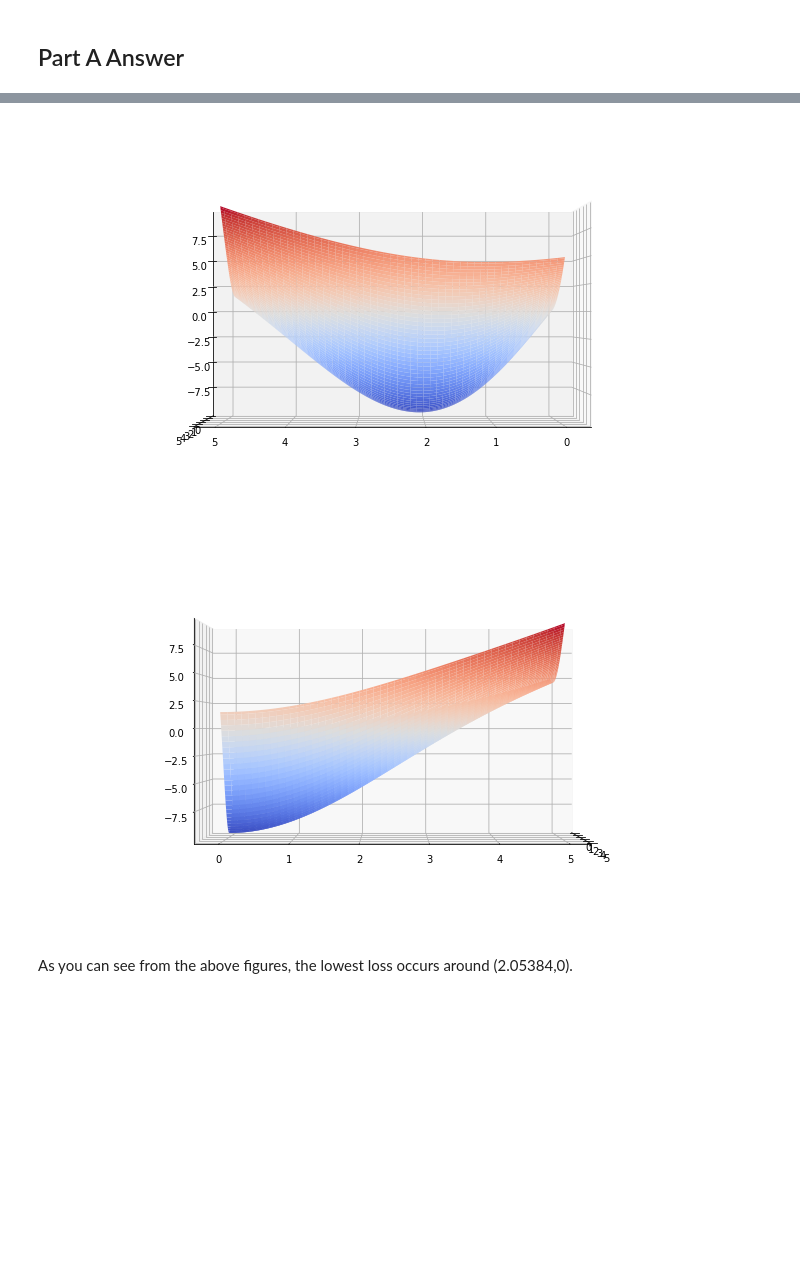
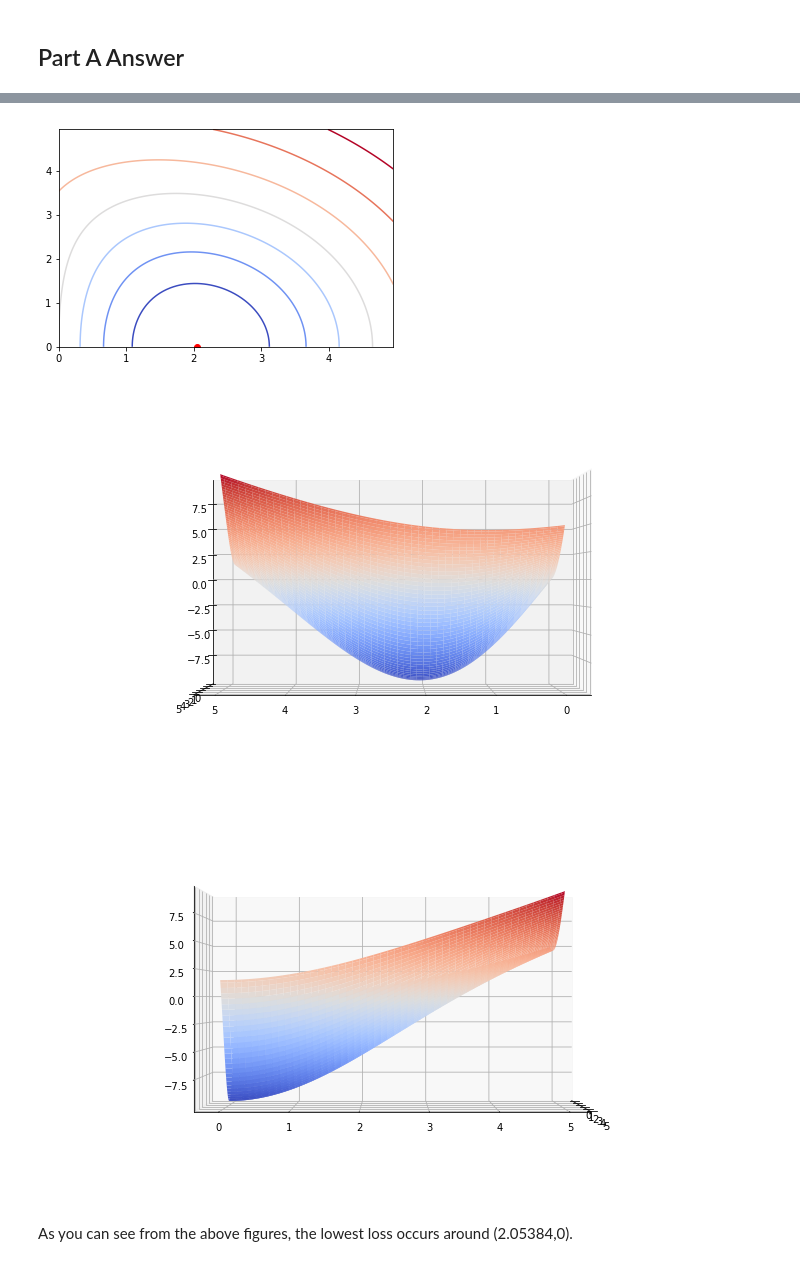
Before and after one commit to namwkim/2017, a Jupyter notebook: homework/AM207_HW3.ipynb, the cells around one changed output, grey strips where cells are left out. Drawn from its saved outputs; the diff is of its cells as text; code cells hidden in the pictures; blank space fills up the shorter version.

```diff
--- a/homework/AM207_HW3.ipynb
+++ b/homework/AM207_HW3.ipynb
@@ -45,6 +46,9 @@ from matplotlib import cm
 # %%
-L = lambda x,y,p1,p2 : 0.000045*np.power(p2,2)*y-0.000098*np.power(p1,2)*x+\
-    0.003926*p1*x*np.exp((np.power(y,2)-np.power(x,2))*(np.power(p1,2)+np.power(p2,2)))
+c1 = 0.000045
+c2 = -0.000098
+c3 = 0.003926
+L = lambda x,y,p1,p2 : c1*np.power(p2,2)*y+c2*np.power(p1,2)*x+\
+    c3*p1*x*np.exp((np.power(y,2)-np.power(x,2))*(np.power(p1,2)+np.power(p2,2)))
 # %%
 df = pd.read_csv('./HW3_data.csv', header=None)
 
@@ -62,21 +75,27 @@ loss = np.zeros(len(P1))
 for i,p in enumerate(zip(P1,P2)):
     loss[i]=sum(L(df['x'], df['y'], p[0], p[1]))
 # %%
+fig = plt.figure()
+# ax = fig.gca(projection='3d')
+plt.plot([2.05384], [0], 'ro')
+plt.contour(np.reshape(P1,(100,100)),np.reshape(P2,(100,100)),np.reshape(loss,(100,100)),cmap=cm.coolwarm)
+plt.show()
 
 fig = plt.figure(figsize=(12,7))
 ax = fig.gca(projection='3d')
 ax.plot_surface(np.reshape(P1,(100,100)),np.reshape(P2,(100,100)),np.reshape(loss,(100,100)),cmap=cm.coolwarm)
 ax.view_init(elev =0, azim=90)
 plt.show()
 
 fig = plt.figure(figsize=(12,7))
 ax = fig.gca(projection='3d')
 ax.plot_surface(np.reshape(P1,(100,100)),np.reshape(P2,(100,100)),np.reshape(loss,(100,100)),cmap=cm.coolwarm)
 ax.view_init(elev =0, azim=0)
 plt.show()
 # %% [output]
-[figure, old version]
+[figure, new version]
-[figure, old version]
+[figure, new version]
+[figure, added]
 # %% [markdown]
 As you can see from the above figures, the lowest loss occurs around (2.05384,0).
 # %% [markdown]
```
Also changed, not shown: parts of 15 cells of this notebook.
